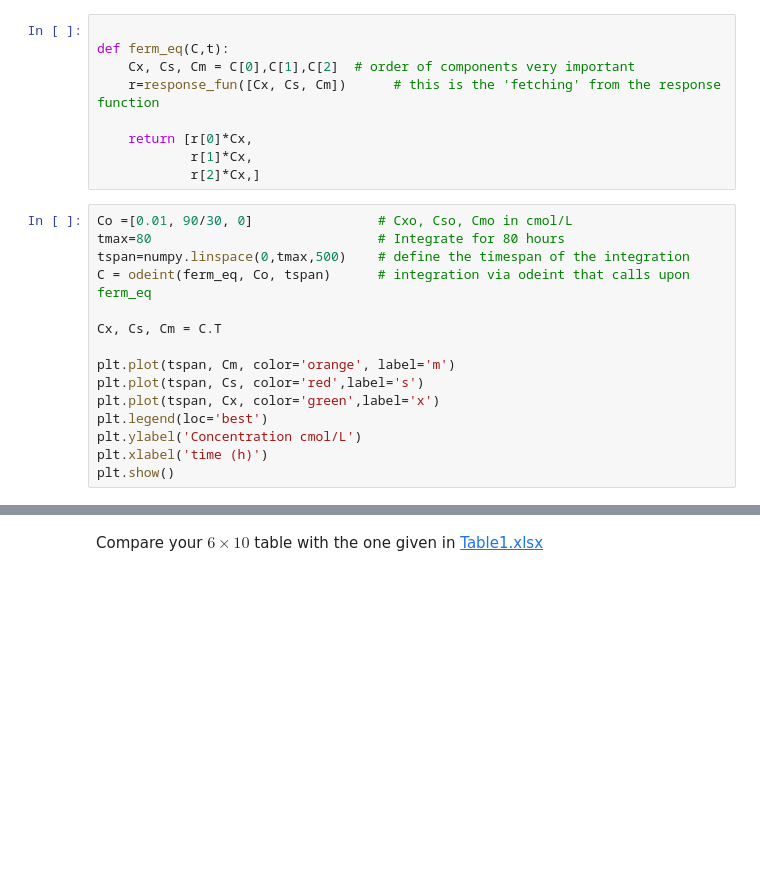
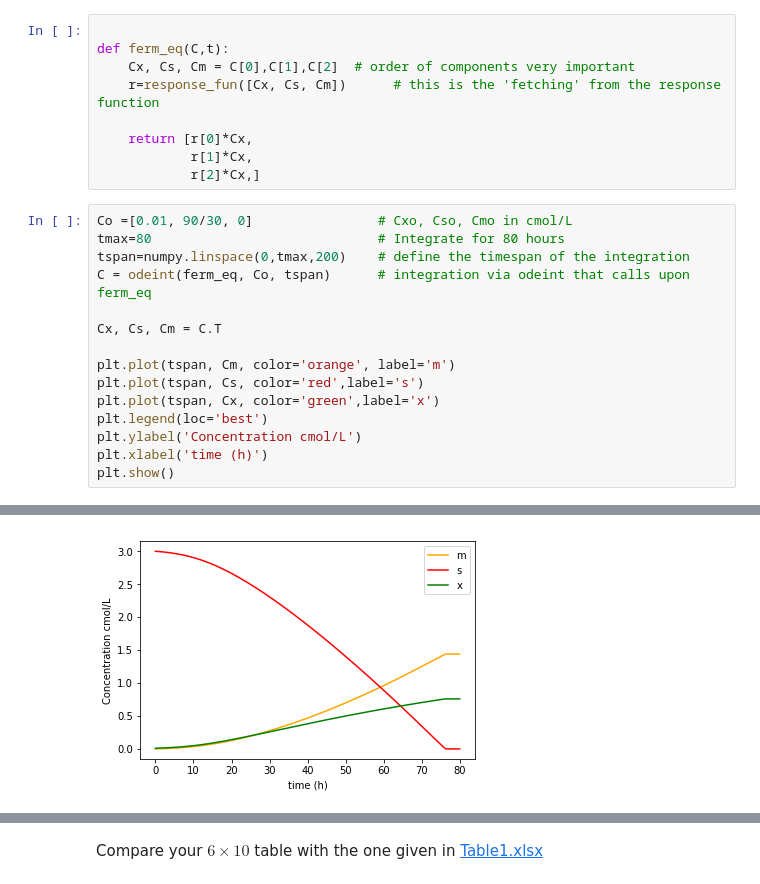
Before and after one commit to Broch76/CBI310_2018, a Jupyter notebook: Tut 8b.ipynb, the cells around one changed output, grey strips where cells are left out. Saved outputs shown, nothing was run; the diff lists cells and outputs as text; blank space fills up the shorter version.

```diff
--- a/Tut 8b.ipynb
+++ b/Tut 8b.ipynb
@@ -76,7 +75,7 @@ def ferm_eq(C,t):
 # %%
 Co =[0.01, 90/30, 0]                # Cxo, Cso, Cmo in cmol/L
 tmax=80                             # Integrate for 80 hours
-tspan=numpy.linspace(0,tmax,500)    # define the timespan of the integration
+tspan=numpy.linspace(0,tmax,200)    # define the timespan of the integration
 C = odeint(ferm_eq, Co, tspan)      # integration via odeint that calls upon ferm_eq
 
 Cx, Cs, Cm = C.T
@@ -94,3 +91,4 @@ plt.show()
+[figure, added]
 # %% [markdown]
 c) Now complete the table below:
 
```
Also changed, not shown: parts of 12 cells of this notebook.
